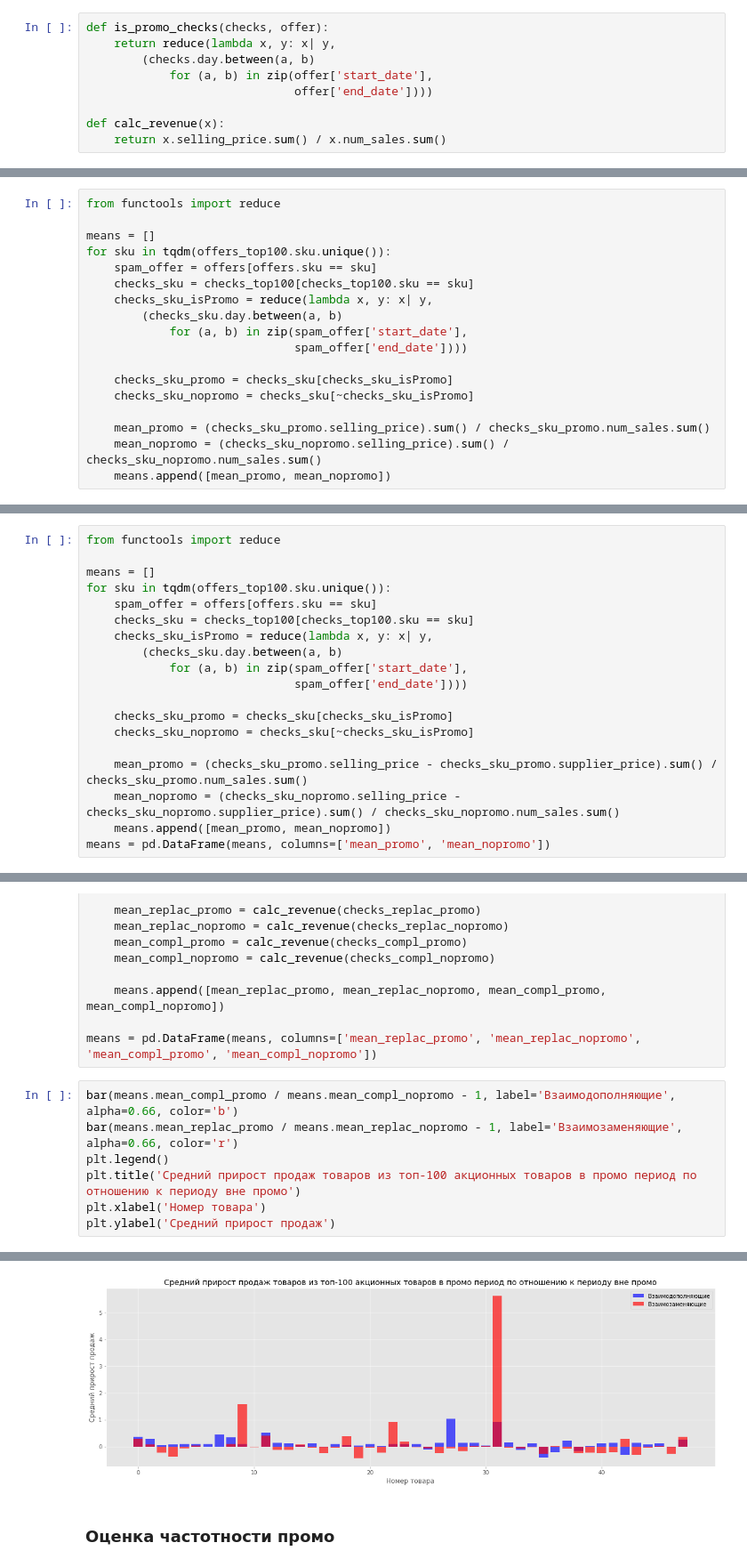
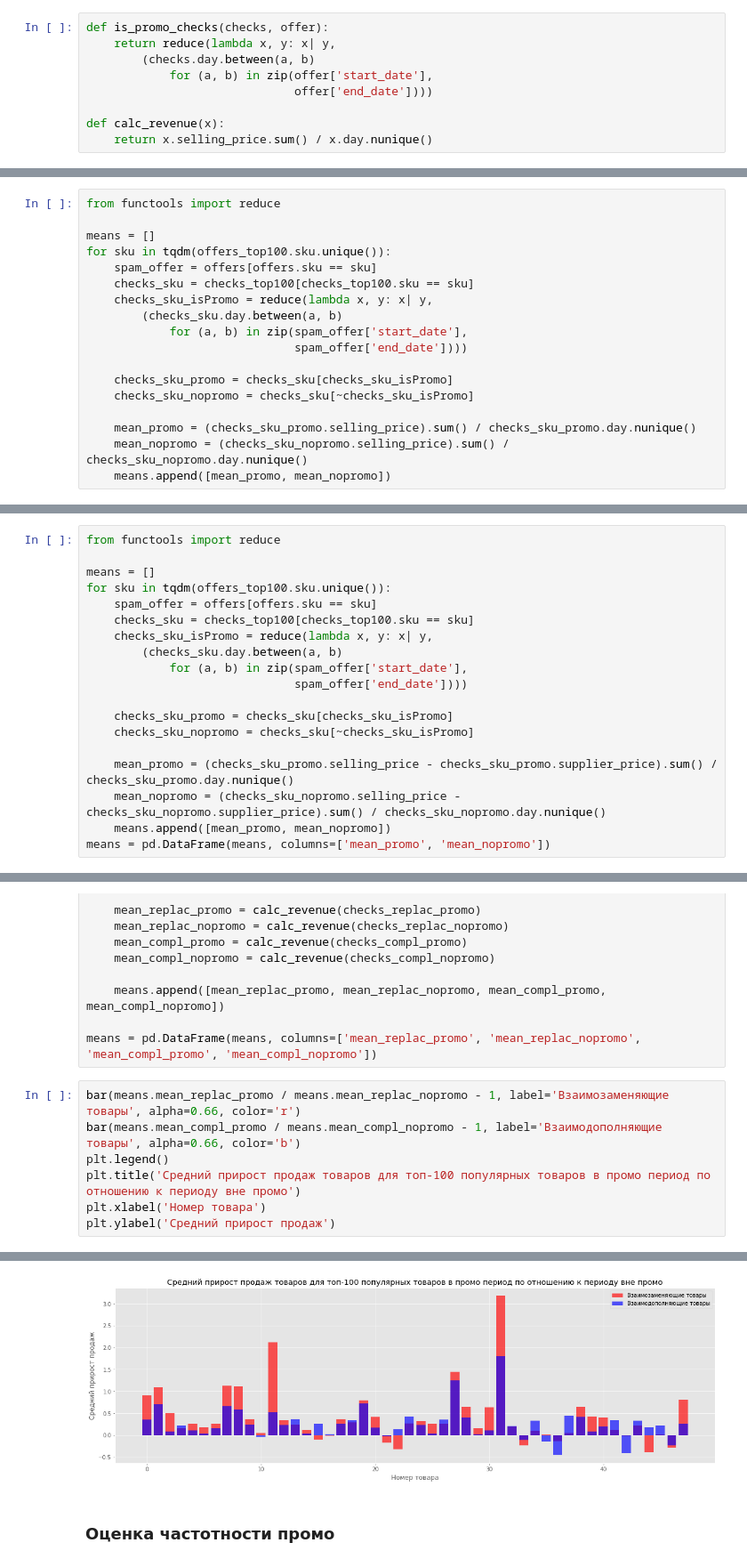
Before and after one commit to gorodion/LentaPromo, a Jupyter notebook: lenta_analytics.ipynb, the cells around one changed output, grey strips where cells are left out. Shown at 89% size. Saved outputs shown, nothing was run; the diff lists cells and outputs as text.

```diff
--- a/lenta_analytics.ipynb
+++ b/lenta_analytics.ipynb
@@ -174,7 +174,7 @@ def is_promo_checks(checks, offer):
                               offer['end_date'])))
 
 def calc_revenue(x):
-    return x.selling_price.sum() / x.num_sales.sum()
+    return x.selling_price.sum() / x.day.nunique()
 # %% [markdown]
 ### Гало
 # %% [markdown]
@@ -224,8 +224,8 @@ for sku in tqdm(offers_top100.sku.unique()):
     checks_sku_promo = checks_sku[checks_sku_isPromo]
     checks_sku_nopromo = checks_sku[~checks_sku_isPromo]
 
-    mean_promo = (checks_sku_promo.selling_price).sum() / checks_sku_promo.num_sales.sum()
-    mean_nopromo = (checks_sku_nopromo.selling_price).sum() / checks_sku_nopromo.num_sales.sum()
+    mean_promo = (checks_sku_promo.selling_price).sum() / checks_sku_promo.day.nunique()
+    mean_nopromo = (checks_sku_nopromo.selling_price).sum() / checks_sku_nopromo.day.nunique()
     means.append([mean_promo, mean_nopromo])
 # %%
 means = pd.DataFrame(means, columns=['mean_promo', 'mean_nopromo'])
@@ -263,8 +263,8 @@ for sku in tqdm(offers_top100.sku.unique()):
     checks_sku_promo = checks_sku[checks_sku_isPromo]
     checks_sku_nopromo = checks_sku[~checks_sku_isPromo]
 
-    mean_promo = (checks_sku_promo.selling_price - checks_sku_promo.supplier_price).sum() / checks_sku_promo.num_sales.sum()
-    mean_nopromo = (checks_sku_nopromo.selling_price - checks_sku_nopromo.supplier_price).sum() / checks_sku_nopromo.num_sales.sum()
+    mean_promo = (checks_sku_promo.selling_price - checks_sku_promo.supplier_price).sum() / checks_sku_promo.day.nunique()
+    mean_nopromo = (checks_sku_nopromo.selling_price - checks_sku_nopromo.supplier_price).sum() / checks_sku_nopromo.day.nunique()
     means.append([mean_promo, mean_nopromo])
 means = pd.DataFrame(means, columns=['mean_promo', 'mean_nopromo'])
 # %%
@@ -332,15 +332,15 @@ for sku in tqdm(offers_top100.sku.unique()):
 
 means = pd.DataFrame(means, columns=['mean_replac_promo', 'mean_replac_nopromo', 'mean_compl_promo', 'mean_compl_nopromo'])
 # %%
-bar(means.mean_compl_promo / means.mean_compl_nopromo - 1, label='Взаимодополняющие', alpha=0.66, color='b')
-bar(means.mean_replac_promo / means.mean_replac_nopromo - 1, label='Взаимозаменяющие', alpha=0.66, color='r')
+bar(means.mean_replac_promo / means.mean_replac_nopromo - 1, label='Взаимозаменяющие товары', alpha=0.66, color='r')
+bar(means.mean_compl_promo / means.mean_compl_nopromo - 1, label='Взаимодополняющие товары', alpha=0.66, color='b')
 plt.legend()
-plt.title('Средний прирост продаж товаров из топ-100 акционных товаров в промо период по отношению к периоду вне промо')
+plt.title('Средний прирост продаж товаров для топ-100 популярных товаров в промо период по отношению к периоду вне промо')
 plt.xlabel('Номер товара')
 plt.ylabel('Средний прирост продаж')
 # %% [output]
 Text(0, 0.5, 'Средний прирост продаж')
-[figure, old version]
+[figure, new version]
 # %% [markdown]
 ### Оценка частотности промо
 # %%
```
Also changed, not shown: parts of 4 cells of this notebook.
